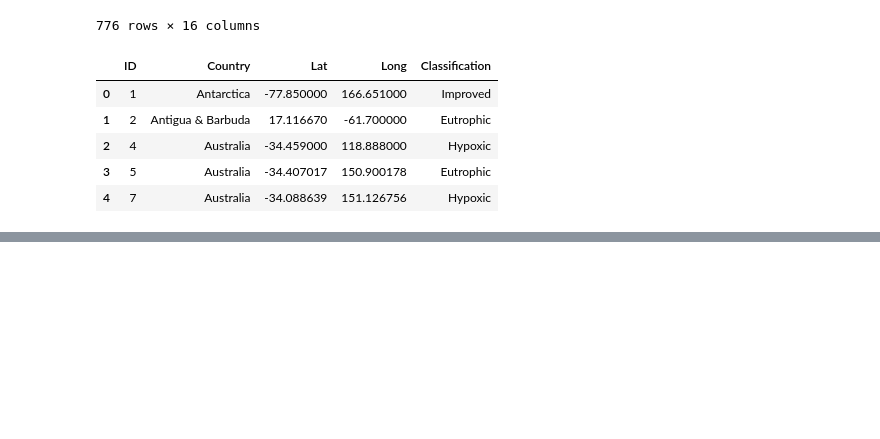
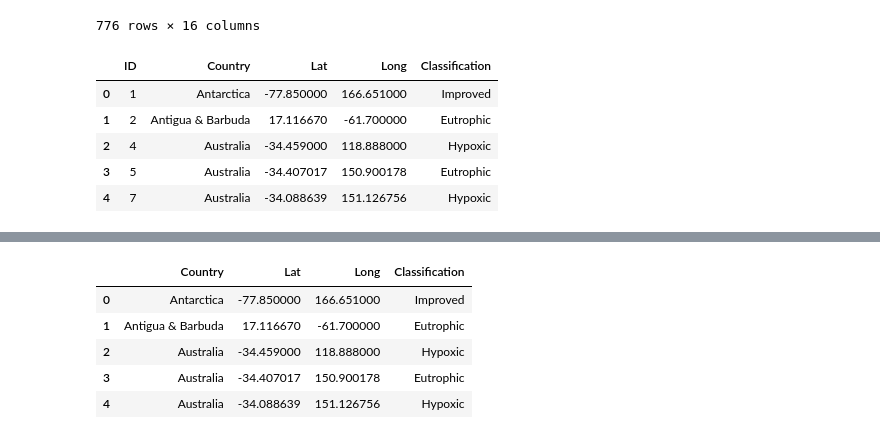
Before and after one commit to jenpusz/Project-2, a Jupyter notebook: eutro_hypoxia.ipynb, the cells around one changed output, grey strips where cells are left out. Cells and saved outputs as stored; diff of their text form; code cells hidden in the pictures; blank space fills up the shorter version.

```diff
--- a/eutro_hypoxia.ipynb
+++ b/eutro_hypoxia.ipynb
@@ -98,3 +114,12 @@ eutro_hypoxic_df.to_csv('Final_CSVs/Eutrophication_Hypoxia_Coordinates.csv', ind
+# %%
+pd.read_sql_query('select * from regions', con=engine).head()
+# %% [output]
+|  | Country | Lat | Long | Classification |
+| 0 | Antarctica | -77.850000 | 166.651000 | Improved |
+| 1 | Antigua & Barbuda | 17.116670 | -61.700000 | Eutrophic |
+| 2 | Australia | -34.459000 | 118.888000 | Hypoxic |
+| 3 | Australia | -34.407017 | 150.900178 | Eutrophic |
+| 4 | Australia | -34.088639 | 151.126756 | Hypoxic |
 # %%
 #conn_str = "{}://{}:{}@{}:{}/{}".format(
  #                                  "postgresql+psycopg2",
```
Also changed, not shown: parts of 3 cells of this notebook.
